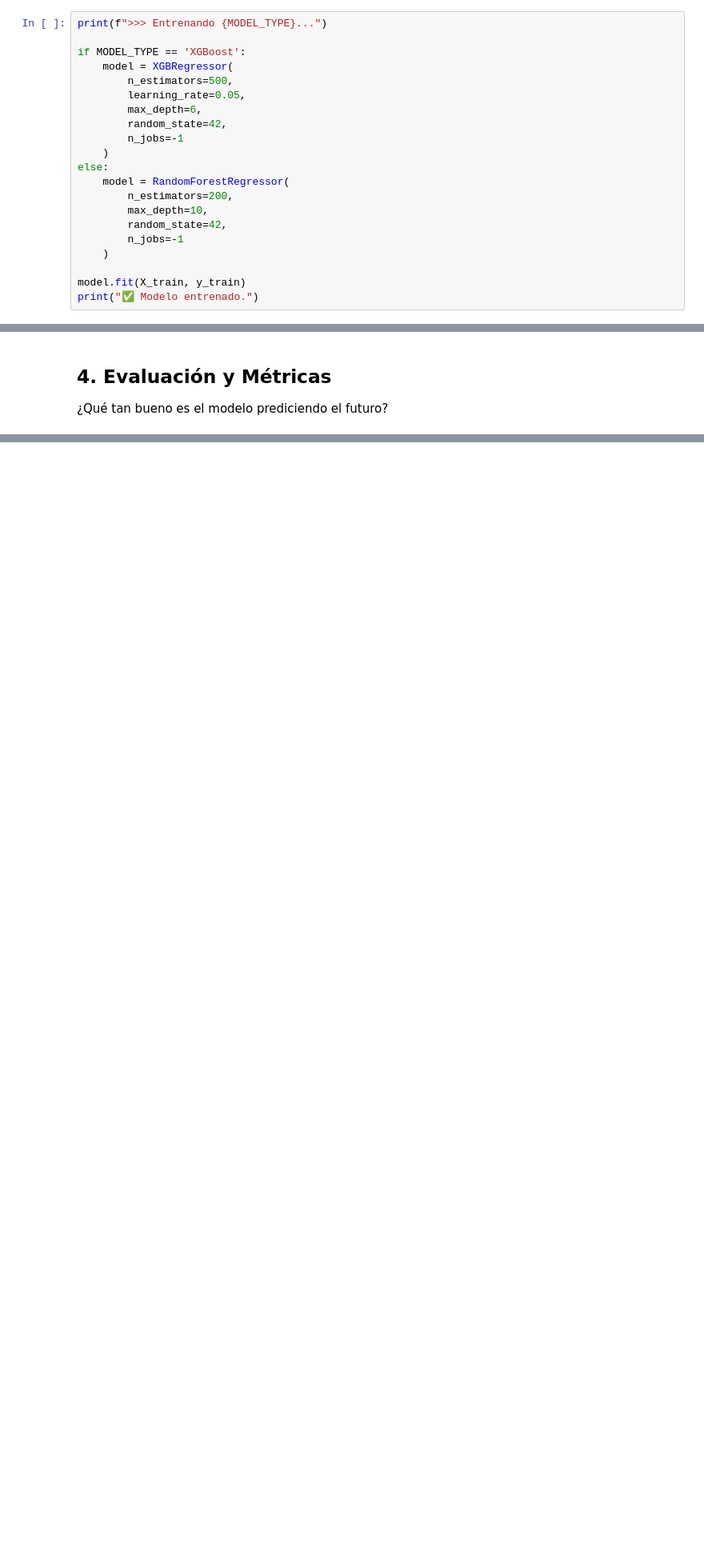
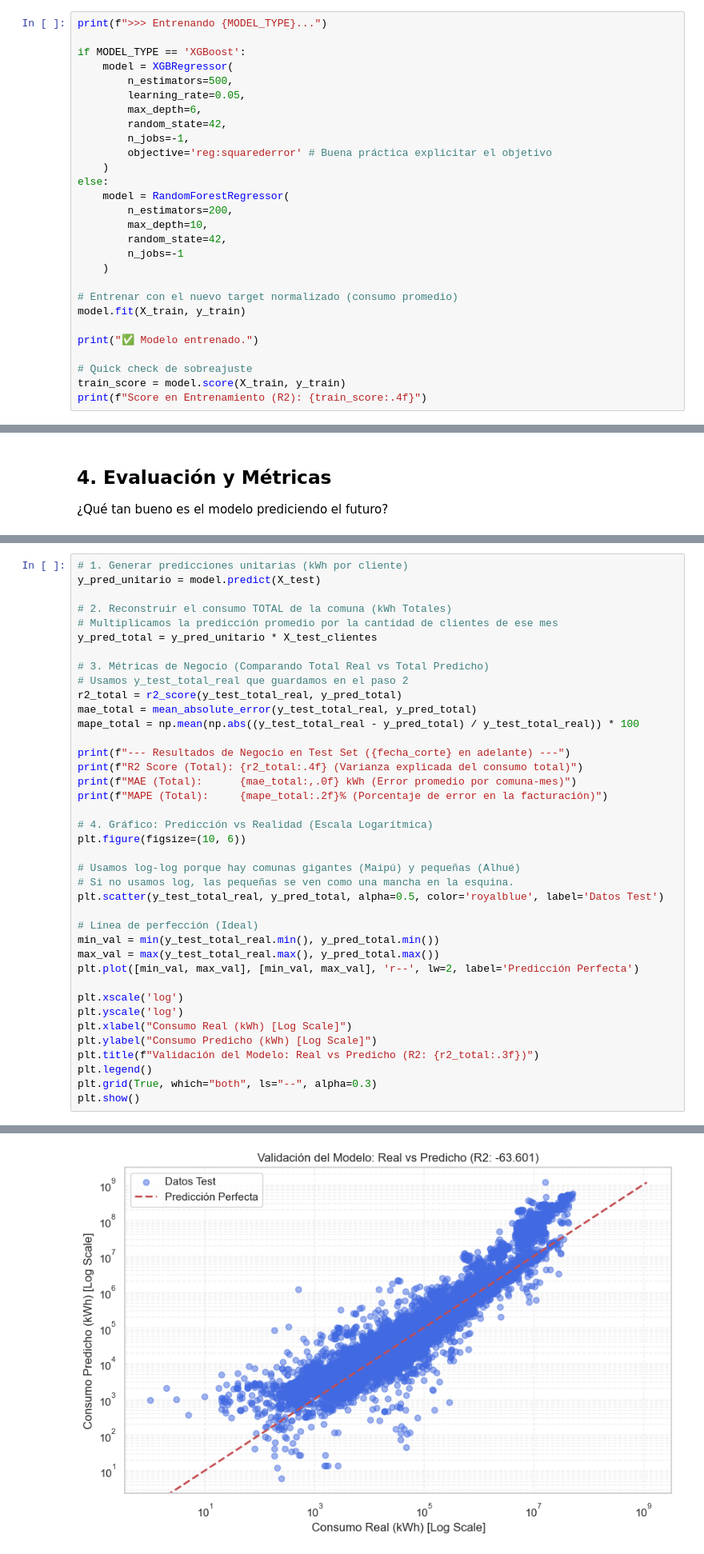
Before and after one commit to vtyphoonic/IMT2200-Proyecto, a Jupyter notebook: notebooks/05_Modelado_y_Evaluacion.ipynb, the cells around one changed output, grey strips where cells are left out. Shown at 80% size. Drawn from its saved outputs; the diff is of its cells as text; blank space fills up the shorter version.

```diff
--- a/notebooks/05_Modelado_y_Evaluacion.ipynb
+++ b/notebooks/05_Modelado_y_Evaluacion.ipynb
@@ -112,7 +134,8 @@ if MODEL_TYPE == 'XGBoost':
         learning_rate=0.05,
         max_depth=6,
         random_state=42,
-        n_jobs=-1
+        n_jobs=-1,
+        objective='reg:squarederror' # Buena práctica explicitar el objetivo
     )
 else:
     model = RandomForestRegressor(
@@ -122,8 +145,14 @@ else:
         n_jobs=-1
     )
 
+# Entrenar con el nuevo target normalizado (consumo promedio)
 model.fit(X_train, y_train)
+
 print("✅ Modelo entrenado.")
+
+# Quick check de sobreajuste
+train_score = model.score(X_train, y_train)
+print(f"Score en Entrenamiento (R2): {train_score:.4f}")
 # %% [output]
 >>> Entrenando XGBoost...
 ✅ Modelo entrenado.
@@ -162,0 +164,40 @@ MAPE:     inf% (Porcentaje de error promedio)
+# %%
+# 1. Generar predicciones unitarias (kWh por cliente)
+y_pred_unitario = model.predict(X_test)
+
+# 2. Reconstruir el consumo TOTAL de la comuna (kWh Totales)
+# Multiplicamos la predicción promedio por la cantidad de clientes de ese mes
+y_pred_total = y_pred_unitario * X_test_clientes
+
+# 3. Métricas de Negocio (Comparando Total Real vs Total Predicho)
+# Usamos y_test_total_real que guardamos en el paso 2
+r2_total = r2_score(y_test_total_real, y_pred_total)
+mae_total = mean_absolute_error(y_test_total_real, y_pred_total)
+mape_total = np.mean(np.abs((y_test_total_real - y_pred_total) / y_test_total_real)) * 100
+
+print(f"--- Resultados de Negocio en Test Set ({fecha_corte} en adelante) ---")
+print(f"R2 Score (Total): {r2_total:.4f} (Varianza explicada del consumo total)")
+print(f"MAE (Total):      {mae_total:,.0f} kWh (Error promedio por comuna-mes)")
+print(f"MAPE (Total):     {mape_total:.2f}% (Porcentaje de error en la facturación)")
+
+# 4. Gráfico: Predicción vs Realidad (Escala Logarítmica)
+plt.figure(figsize=(10, 6))
+
+# Usamos log-log porque hay comunas gigantes (Maipú) y pequeñas (Alhué)
+# Si no usamos log, las pequeñas se ven como una mancha en la esquina.
+plt.scatter(y_test_total_real, y_pred_total, alpha=0.5, color='royalblue', label='Datos Test')
+
+# Línea de perfección (Ideal)
+min_val = min(y_test_total_real.min(), y_pred_total.min())
+max_val = max(y_test_total_real.max(), y_pred_total.max())
+plt.plot([min_val, max_val], [min_val, max_val], 'r--', lw=2, label='Predicción Perfecta')
+
+plt.xscale('log')
+plt.yscale('log')
+plt.xlabel("Consumo Real (kWh) [Log Scale]")
+plt.ylabel("Consumo Predicho (kWh) [Log Scale]")
+plt.title(f"Validación del Modelo: Real vs Predicho (R2: {r2_total:.3f})")
+plt.legend()
+plt.grid(True, which="both", ls="--", alpha=0.3)
+plt.show()
+# %% [output]
@@ -163,3 +208,4 @@ MAPE:     inf% (Porcentaje de error promedio)
+[figure, added]
 # %% [markdown]
 ## 5. Importancia de Variables
 ¿Qué factores pesan más en la decisión del modelo?
```
Also changed, not shown: parts of 8 cells of this notebook.
